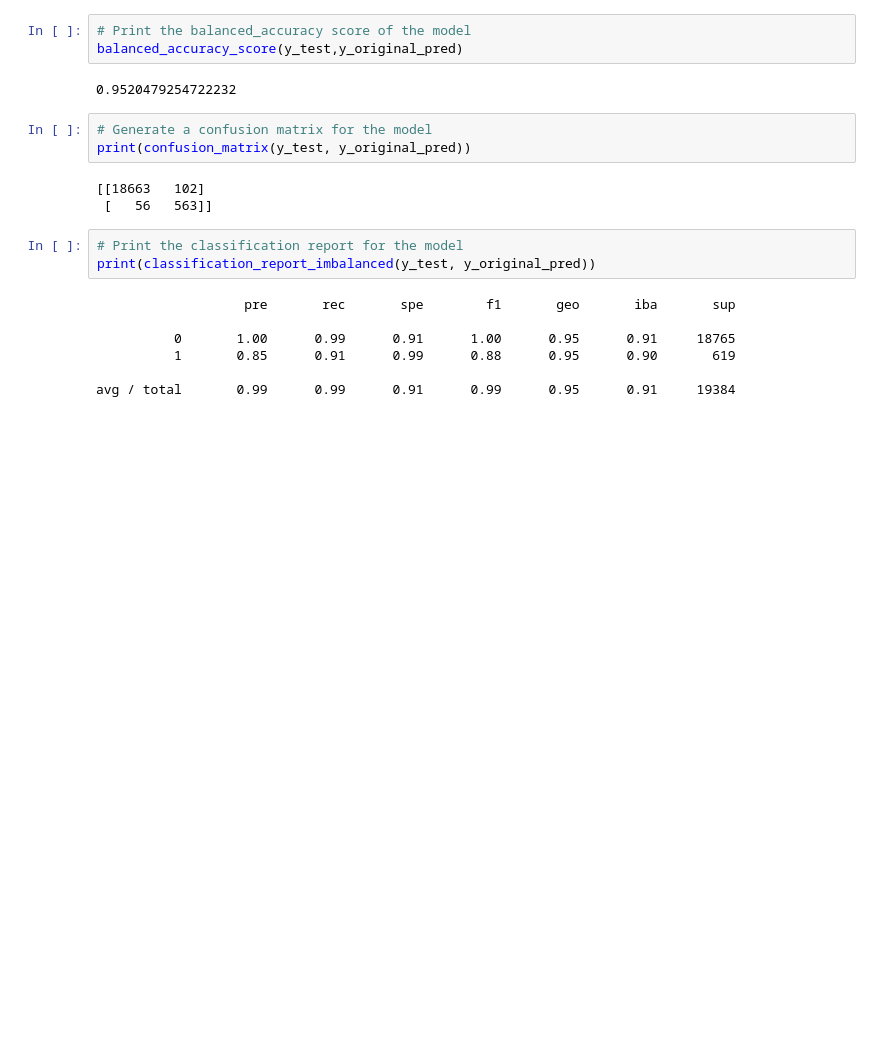
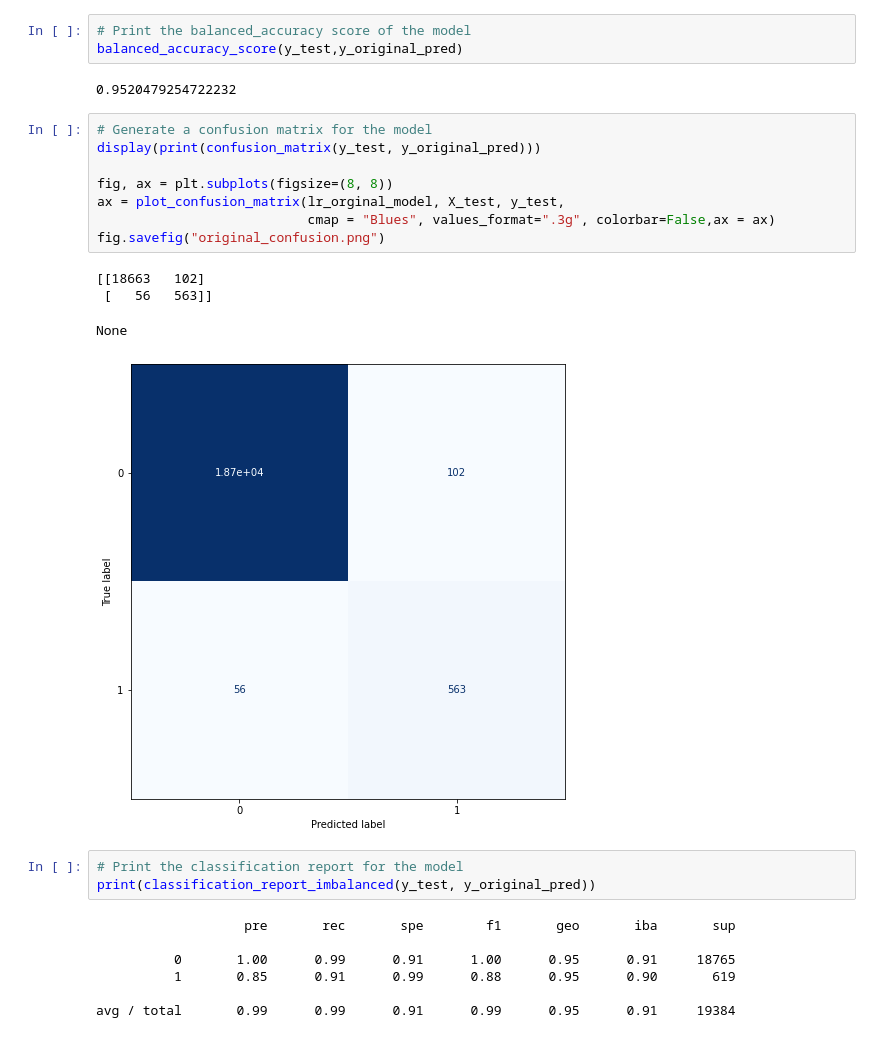
Before and after one commit to petepetersen423/m12_challenge, a Jupyter notebook: credit_risk_resampling.ipynb, the cells around one changed output. Drawn from its saved outputs; the diff is of its cells as text; blank space fills up the shorter version.

Commit message:
fixing charts in reports

```diff
--- a/credit_risk_resampling.ipynb
+++ b/credit_risk_resampling.ipynb
@@ -194,10 +197,17 @@ balanced_accuracy_score(y_test,y_original_pred)
 0.9520479254722232
 # %%
 # Generate a confusion matrix for the model
-print(confusion_matrix(y_test, y_original_pred))
+display(print(confusion_matrix(y_test, y_original_pred)))
+
+fig, ax = plt.subplots(figsize=(8, 8))
+ax = plot_confusion_matrix(lr_orginal_model, X_test, y_test,
+                           cmap = "Blues", values_format=".3g", colorbar=False,ax = ax)
+fig.savefig("original_confusion.png")
 # %% [output]
 [[18663   102]
  [   56   563]]
+None
+[figure, added]
 # %%
 # Print the classification report for the model
 print(classification_report_imbalanced(y_test, y_original_pred))
```
Also changed, not shown: parts of 4 cells of this notebook, 3 other files.
